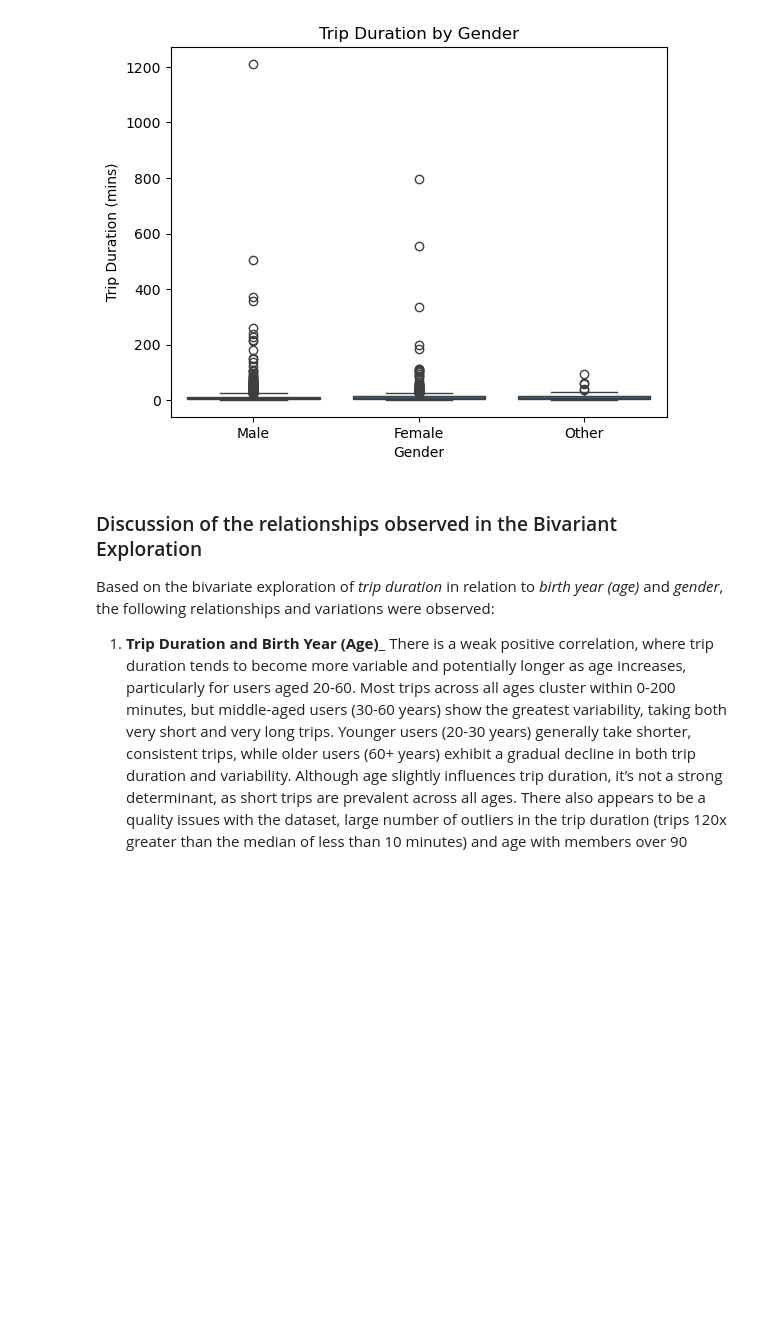
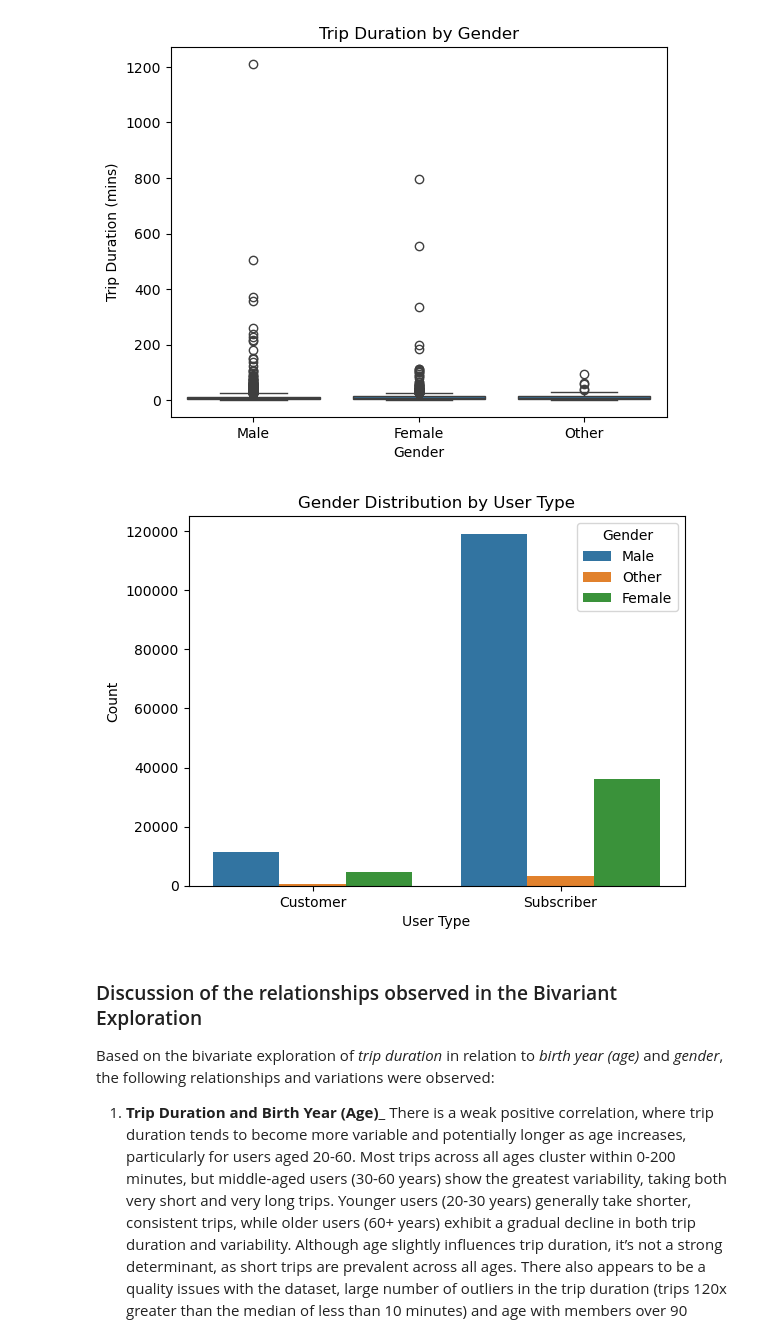
Before and after one commit to kaydee98/DataAnalytics, a Jupyter notebook: DataVisualization/Part_I_FordGoBike_Exploration.ipynb, the cells around one changed output. Cells and saved outputs as stored; diff of their text form; code cells hidden in the pictures; blank space fills up the shorter version.

Commit message:
added trip duration by age and use type and gender distribution by user type plots

```diff
--- a/DataVisualization/Part_I_FordGoBike_Exploration.ipynb
+++ b/DataVisualization/Part_I_FordGoBike_Exploration.ipynb
@@ -169,6 +169,16 @@ plt.ylabel('Trip Duration (mins)')
 plt.show()
 # %% [output]
 [figure]
+# %%
+# Creating a clustered bar chart of gender distribution by user type
+sns.countplot(data=ford_gobike_data, x='user_type', hue='member_gender')
+plt.title("Gender Distribution by User Type")
+plt.xlabel("User Type")
+plt.ylabel("Count")
+plt.legend(title="Gender")
+plt.show()
+# %% [output]
+[figure, added]
 # %% [markdown]
 ### Discussion of the relationships observed in the Bivariant Exploration
 Based on the bivariate exploration of *trip duration* in relation to *birth year (age)* and *gender*, the following relationships and variations were observed:
```
Also changed, not shown: parts of 1 cell of this notebook.
